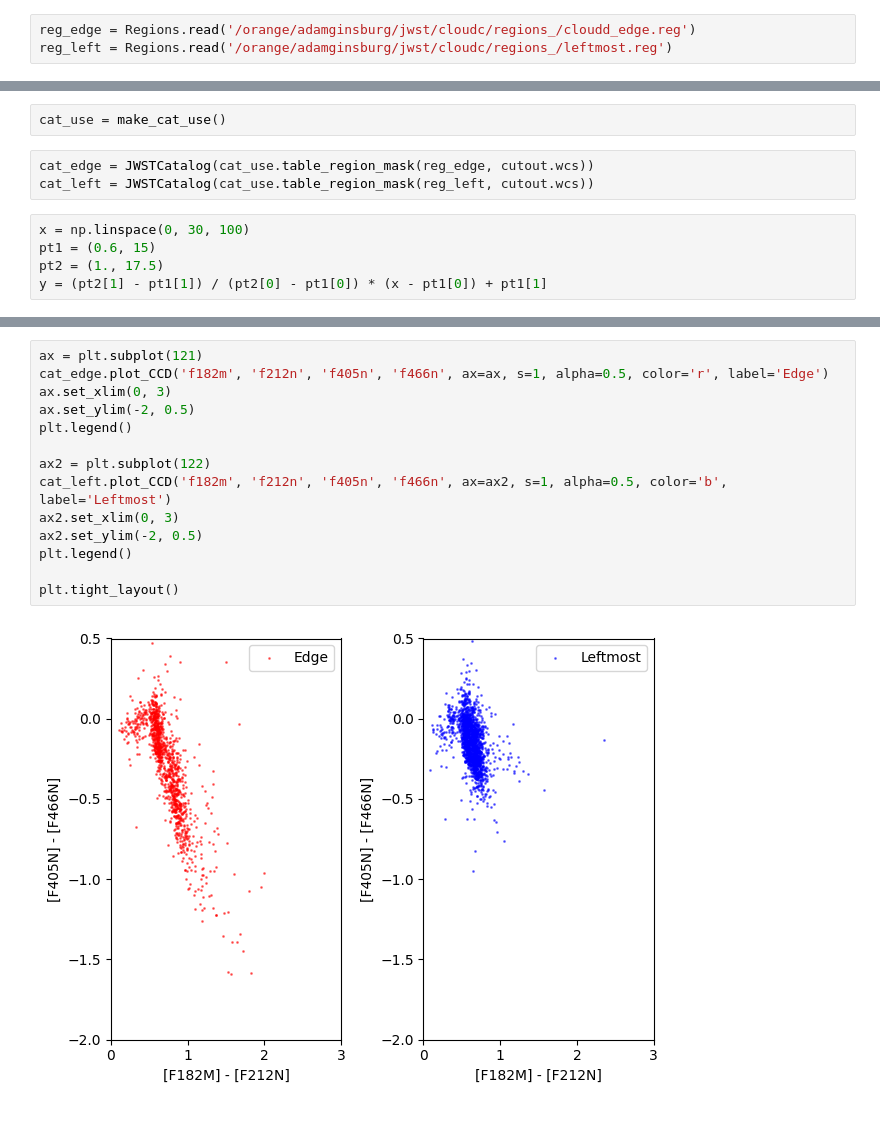
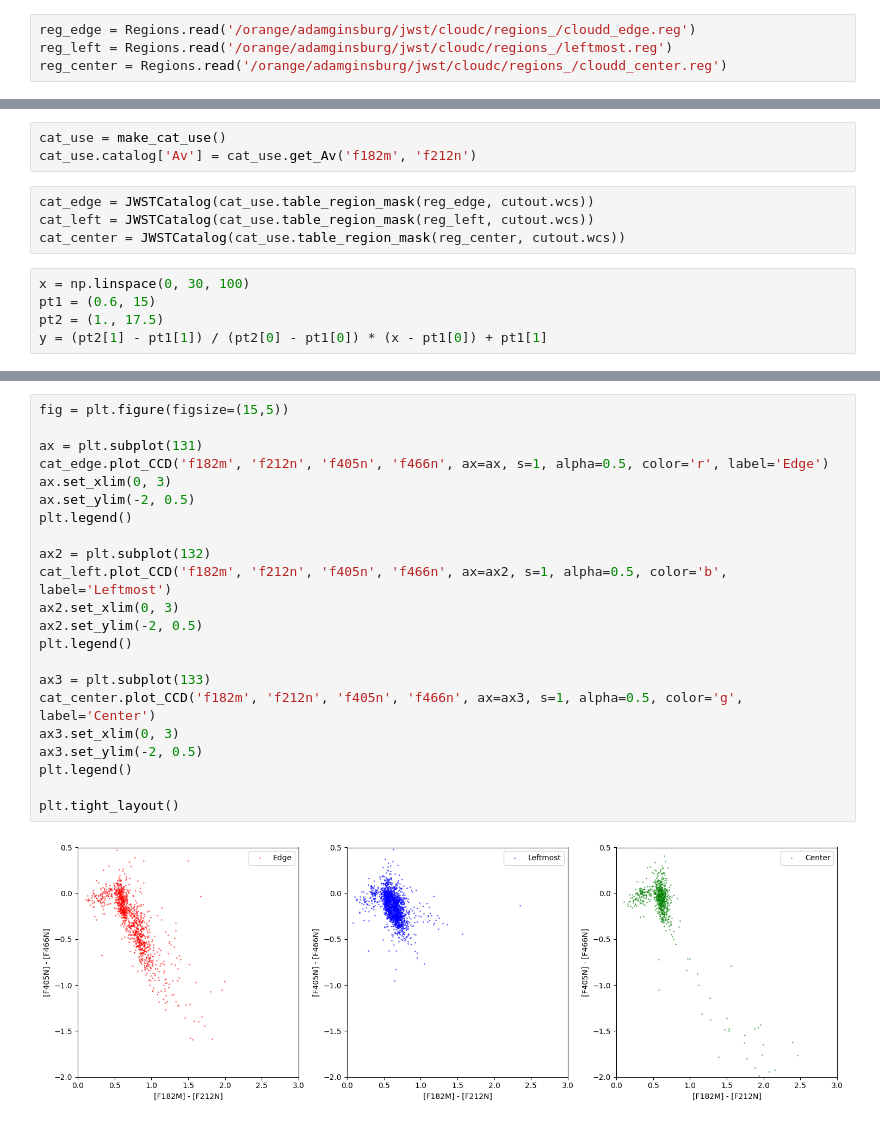
Before and after one commit to SpacialTree/dustridge-cd, a Jupyter notebook: notebooks/dustridge_edge.ipynb, the cells around one changed output, grey strips where cells are left out. Saved outputs shown, nothing was run; the diff lists cells and outputs as text.

```diff
--- a/notebooks/dustridge_edge.ipynb
+++ b/notebooks/dustridge_edge.ipynb
@@ -18,6 +18,7 @@ from dust_extinction.averages import CT06_MWLoc, I05_MWAvg, CT06_MWGC, G21_MWAvg
 # %%
 reg_edge = Regions.read('/orange/adamginsburg/jwst/cloudc/regions_/cloudd_edge.reg')
 reg_left = Regions.read('/orange/adamginsburg/jwst/cloudc/regions_/leftmost.reg')
+reg_center = Regions.read('/orange/adamginsburg/jwst/cloudc/regions_/cloudd_center.reg')
 # %%
 pos = SkyCoord('17:46:22.7004243086 -28:32:52.3581961071', unit=(u.hourangle, u.deg), frame='icrs')
 w = 3.6*u.arcmin
@@ -35,8 +37,10 @@ reg_left[0].to_pixel(cutout.wcs).plot(ax=ax, edgecolor='blue', facecolor='none',
 # %%
 cat_use = make_cat_use()
+cat_use.catalog['Av'] = cat_use.get_Av('f182m', 'f212n')
 # %%
 cat_edge = JWSTCatalog(cat_use.table_region_mask(reg_edge, cutout.wcs))
 cat_left = JWSTCatalog(cat_use.table_region_mask(reg_left, cutout.wcs))
+cat_center = JWSTCatalog(cat_use.table_region_mask(reg_center, cutout.wcs))
 # %%
 x = np.linspace(0, 30, 100)
 pt1 = (0.6, 15)
@@ -101,17 +133,25 @@ plt.tight_layout()
 # %%
-ax = plt.subplot(121)
+fig = plt.figure(figsize=(15,5))
+
+ax = plt.subplot(131)
 cat_edge.plot_CCD('f182m', 'f212n', 'f405n', 'f466n', ax=ax, s=1, alpha=0.5, color='r', label='Edge')
 ax.set_xlim(0, 3)
 ax.set_ylim(-2, 0.5)
 plt.legend()
 
-ax2 = plt.subplot(122)
+ax2 = plt.subplot(132)
 cat_left.plot_CCD('f182m', 'f212n', 'f405n', 'f466n', ax=ax2, s=1, alpha=0.5, color='b', label='Leftmost')
 ax2.set_xlim(0, 3)
 ax2.set_ylim(-2, 0.5)
 plt.legend()
 
+ax3 = plt.subplot(133)
+cat_center.plot_CCD('f182m', 'f212n', 'f405n', 'f466n', ax=ax3, s=1, alpha=0.5, color='g', label='Center')
+ax3.set_xlim(0, 3)
+ax3.set_ylim(-2, 0.5)
+plt.legend()
+
 plt.tight_layout()
 # %% [output]
-[figure, old version]
+[figure, new version]
 # %%
```
Also changed, not shown: parts of 6 cells of this notebook.
